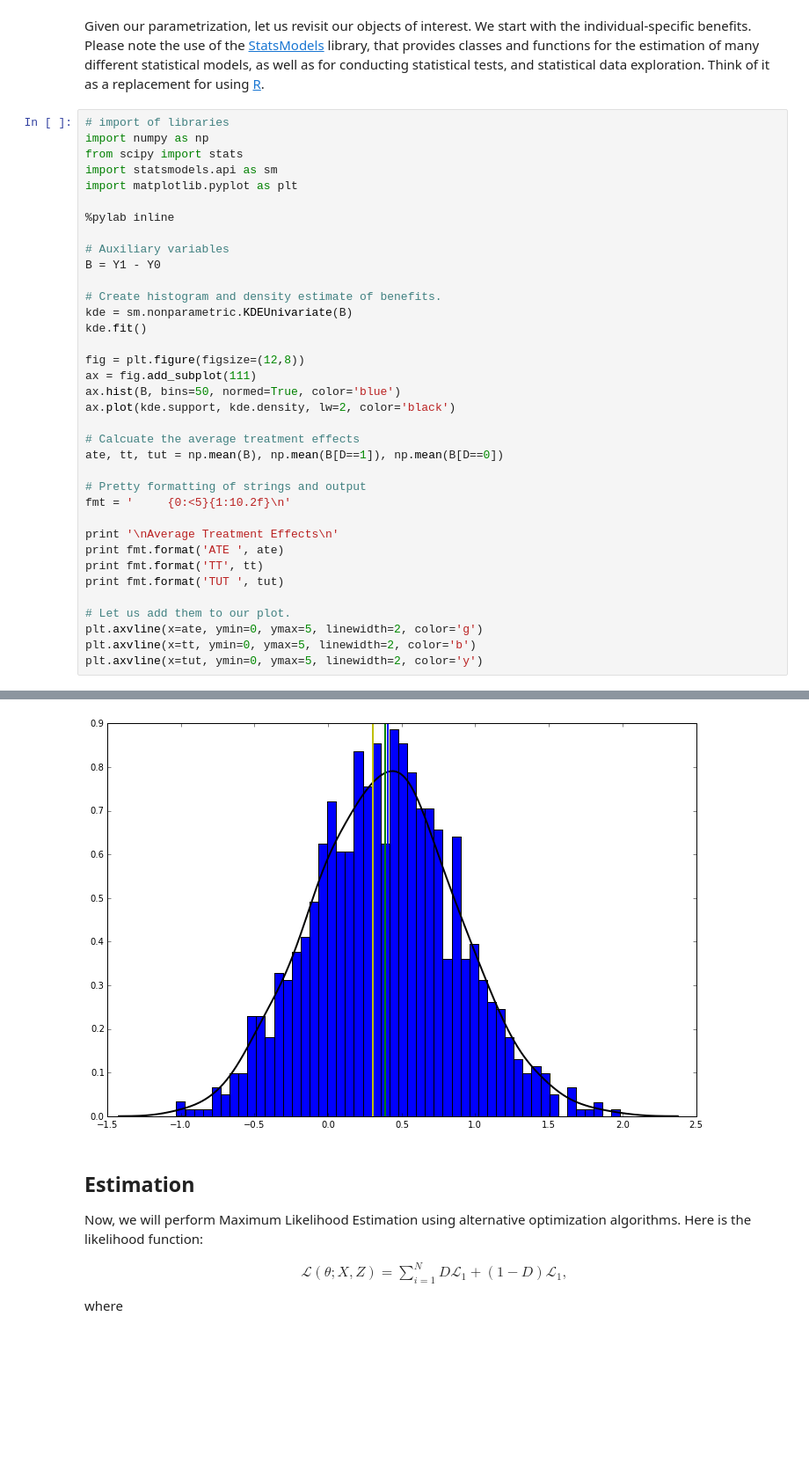
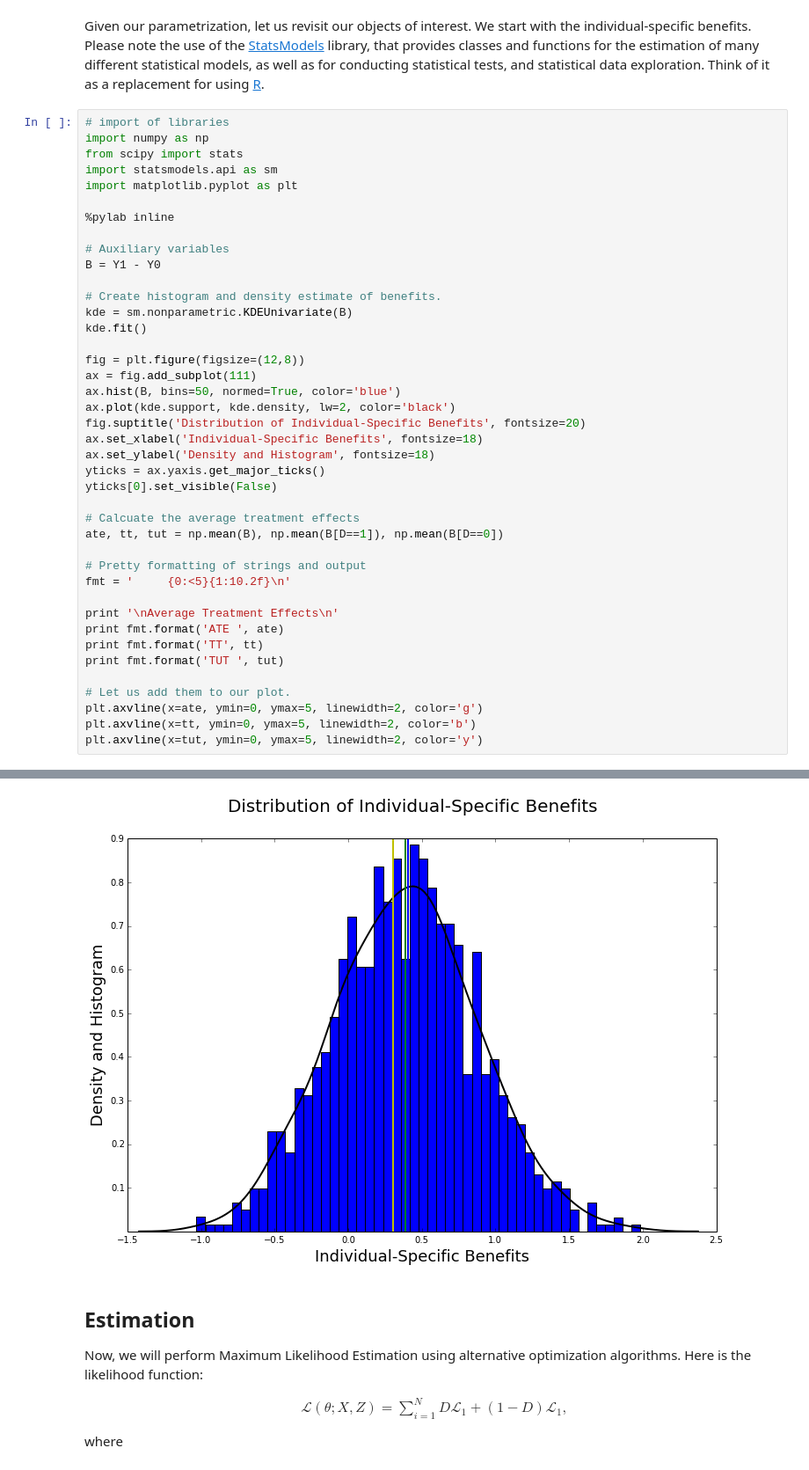
Before and after one commit to snowdj/course, a Jupyter notebook: lectures/economic_models/generalized_roy/lecture.ipynb, the cells around one changed output, grey strips where cells are left out. Shown at 88% size. Drawn from its saved outputs; the diff is of its cells as text; blank space fills up the shorter version.

Commit message:
formatted plot

```diff
--- a/lectures/economic_models/generalized_roy/lecture.ipynb
+++ b/lectures/economic_models/generalized_roy/lecture.ipynb
@@ -410,6 +410,11 @@ fig = plt.figure(figsize=(12,8))
 ax = fig.add_subplot(111)
 ax.hist(B, bins=50, normed=True, color='blue')
 ax.plot(kde.support, kde.density, lw=2, color='black')
+fig.suptitle('Distribution of Individual-Specific Benefits', fontsize=20)
+ax.set_xlabel('Individual-Specific Benefits', fontsize=18)
+ax.set_ylabel('Density and Histogram', fontsize=18)
+yticks = ax.yaxis.get_major_ticks()
+yticks[0].set_visible(False)
 
 # Calcuate the average treatment effects
 ate, tt, tut = np.mean(B), np.mean(B[D==1]), np.mean(B[D==0])
@@ -442,4 +445,4 @@ WARNING: pylab import has clobbered these variables: ['norm']
-[figure, old version]
+[figure, new version]
 # %% [markdown]
 ## Estimation
 
```
Also changed, not shown: parts of 2 cells of this notebook.
